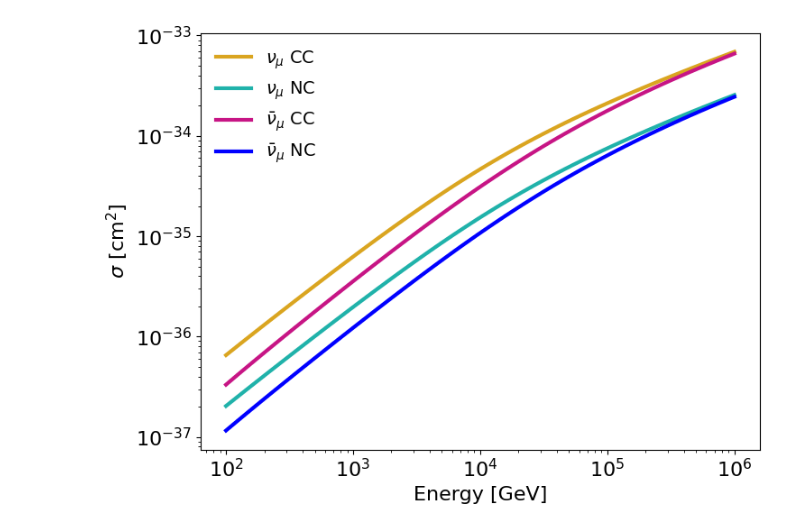
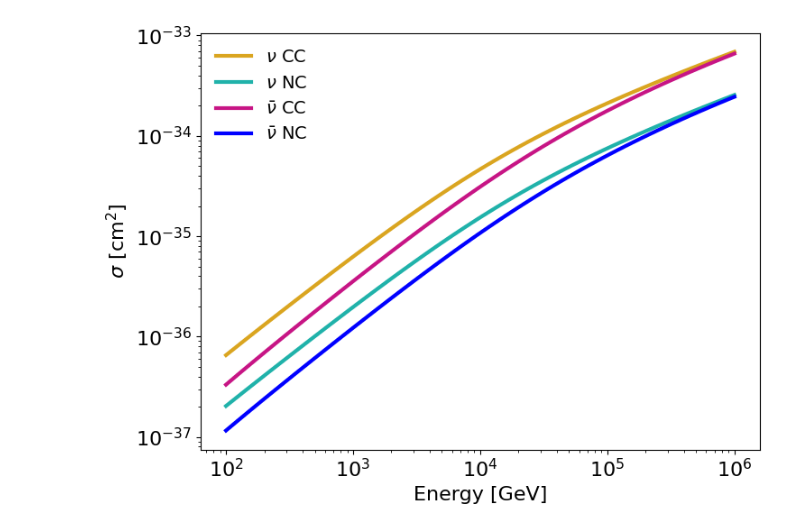
Before and after one commit to Harvard-Neutrino/SIREN, a Jupyter notebook: resources/Examples/AdditionalPaperPlots/PaperPlots.ipynb, the cells around one changed output. Drawn from its saved outputs; the diff is of its cells as text; code cells hidden in the pictures.

```diff
--- a/resources/Examples/AdditionalPaperPlots/PaperPlots.ipynb
+++ b/resources/Examples/AdditionalPaperPlots/PaperPlots.ipynb
@@ -11,21 +16,13 @@ except FileExistsError: pass
 # %%
-import siren
-from siren.SIREN_Controller import SIREN_Controller
-
-# Number of events to inject
-events_to_inject = int(1e5)
-# Expeirment to run
-experiment = "IceCube"
-
-# Define the controller
-controllers = {k:SIREN_Controller(events_to_inject, experiment) for k in ["CC_numu",
-                                                                         "NC_numu",
-                                                                         "CC_numubar",
-                                                                         "NC_numubar"]}
-
 # Particle to inject
+nue = siren.dataclasses.Particle.ParticleType.NuE
+nuebar = siren.dataclasses.Particle.ParticleType.NuEBar
 numu = siren.dataclasses.Particle.ParticleType.NuMu
 numubar = siren.dataclasses.Particle.ParticleType.NuMuBar
+nutau = siren.dataclasses.Particle.ParticleType.NuTau
+nutaubar = siren.dataclasses.Particle.ParticleType.NuTauBar
+
+particles = [nue,nuebar,numu,numubar,nutau,nutaubar]
 
 # target mass
 target_mass = 0.5 * (0.938272 + 0.939565)
@@ -43,7 +40,7 @@ DIS_xs_CC = siren.interactions.DISFromSpline(
     1, # interaction type
     target_mass, # taget mass [GeV]
     1., # min Q^2 [GeV^2]
-    [numu], # primary types
+    [nue,numu,nutau], # primary types
     [target_type], "m"
 )
 
@@ -53,44 +50,50 @@ DIS_xs_NC = siren.interactions.DISFromSpline(
     2, # interaction type
     target_mass, # taget mass [GeV]
     1., # min Q^2 [GeV^2]
-    [numu], # primary types
+    [nue,numu,nutau], # primary types
     [target_type], "m"
 )
 
 DIS_xs_CCbar = siren.interactions.DISFromSpline(
     os.path.join(xsfiledir, "dsdxdy_nubar_CC_iso.fits"),
     os.path.join(xsfiledir, "sigma_nubar_CC_iso.fits"),
     1, # interaction type
     target_mass, # taget mass [GeV]
     1., # min Q^2 [GeV^2]
-    [numubar], # primary types
+    [nuebar,numubar,nutaubar], # primary types
     [target_type], "m"
 )
 
 DIS_xs_NCbar = siren.interactions.DISFromSpline(
     os.path.join(xsfiledir, "dsdxdy_nubar_NC_iso.fits"),
     os.path.join(xsfiledir, "sigma_nubar_NC_iso.fits"),
     2, # interaction type
     target_mass, # taget mass [GeV]
     1., # min Q^2 [GeV^2]
-    [numubar], # primary types
+    [nuebar,numubar,nutaubar], # primary types
     [target_type], "m"
 )
 
+labels = {"CC_nu":r"$\nu$ CC",
+          "NC_nu":r"$\nu$ NC",
+          "CC_nubar":r"$\bar{\nu}$ CC",
+          "NC_nubar":r"$\bar{\nu}$ NC"}
+
+primary_xs = {"CC_nu":siren.interactions.InteractionCollection(numu, [DIS_xs_CC]),
+              "NC_nu":siren.interactions.InteractionCollection(numu, [DIS_xs_NC]),
+              "CC_nubar":siren.interactions.InteractionCollection(numubar, [DIS_xs_CCbar]),
+              "NC_nubar":siren.interactions.InteractionCollection(numubar, [DIS_xs_NCbar])}
+
+
 erange = np.logspace(2,6,100)
-plt.plot(erange,[DIS_xs_CC.TotalCrossSection(numu,e) for e in erange],label=r"$\nu_\mu$ CC")
-plt.plot(erange,[DIS_xs_NC.TotalCrossSection(numu,e) for e in erange],label=r"$\nu_\mu$ NC")
-plt.plot(erange,[DIS_xs_CCbar.TotalCrossSection(numubar,e) for e in erange],label=r"$\bar{\nu}_\mu$ CC")
-plt.plot(erange,[DIS_xs_NCbar.TotalCrossSection(numubar,e) for e in erange],label=r"$\bar{\nu}_\mu$ NC")
+
+for k,xs in primary_xs.items():
+    primary_type = numubar if "bar" in k else numu
+    plt.plot(erange,[primary_xs[k].GetCrossSectionsForTarget(target_type)[0].TotalCrossSection(primary_type,e) for e in erange],label=labels[k])
 plt.loglog()
 plt.legend()
 plt.xlabel("Energy [GeV]")
 plt.ylabel(r"$\sigma~[{\rm cm}^2]$")
 plt.show()
-
-primary_xs = {"CC_numu":siren.interactions.InteractionCollection(numu, [DIS_xs_CC]),
-              "NC_numu":siren.interactions.InteractionCollection(numu, [DIS_xs_NC]),
-              "CC_numubar":siren.interactions.InteractionCollection(numubar, [DIS_xs_CCbar]),
-              "NC_numubar":siren.interactions.InteractionCollection(numubar, [DIS_xs_NCbar])}
 # %% [output]
-[figure, old version]
+[figure, new version]
```
Also changed, not shown: parts of 6 cells of this notebook, 6 other files.
